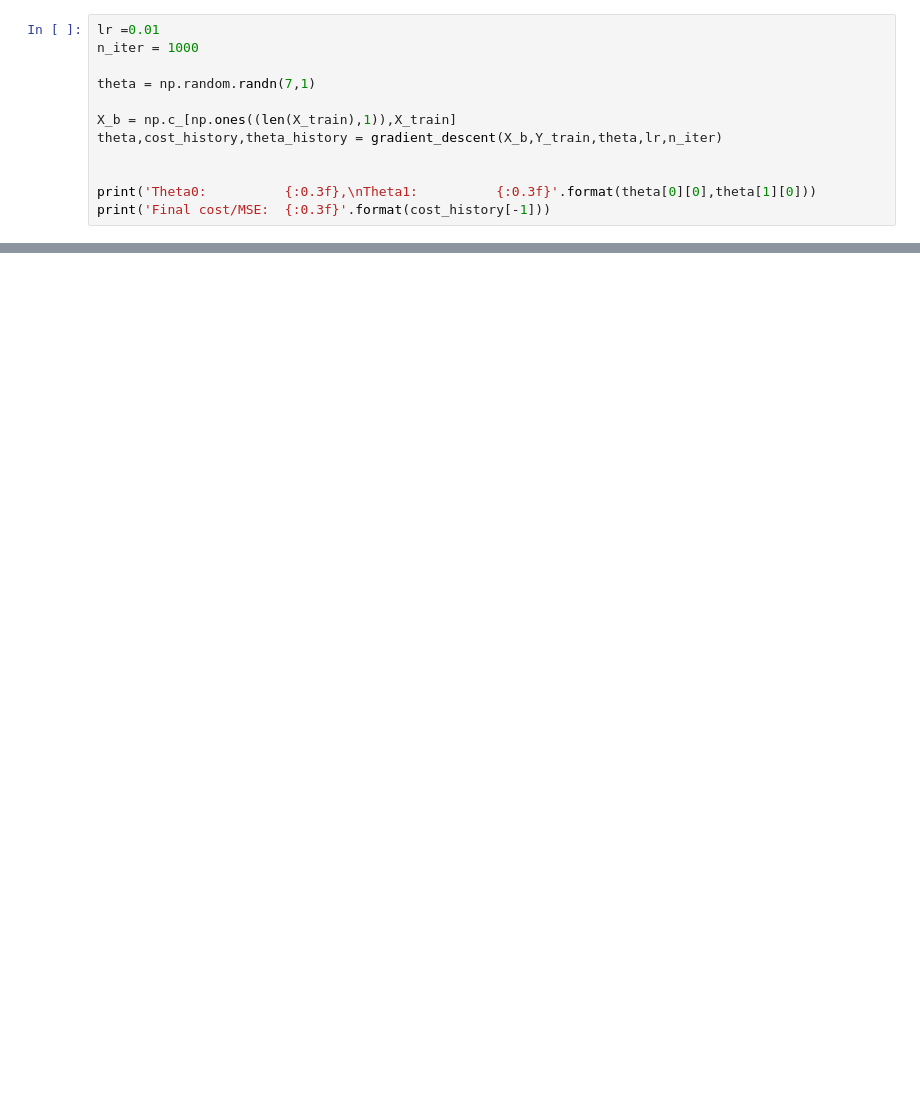
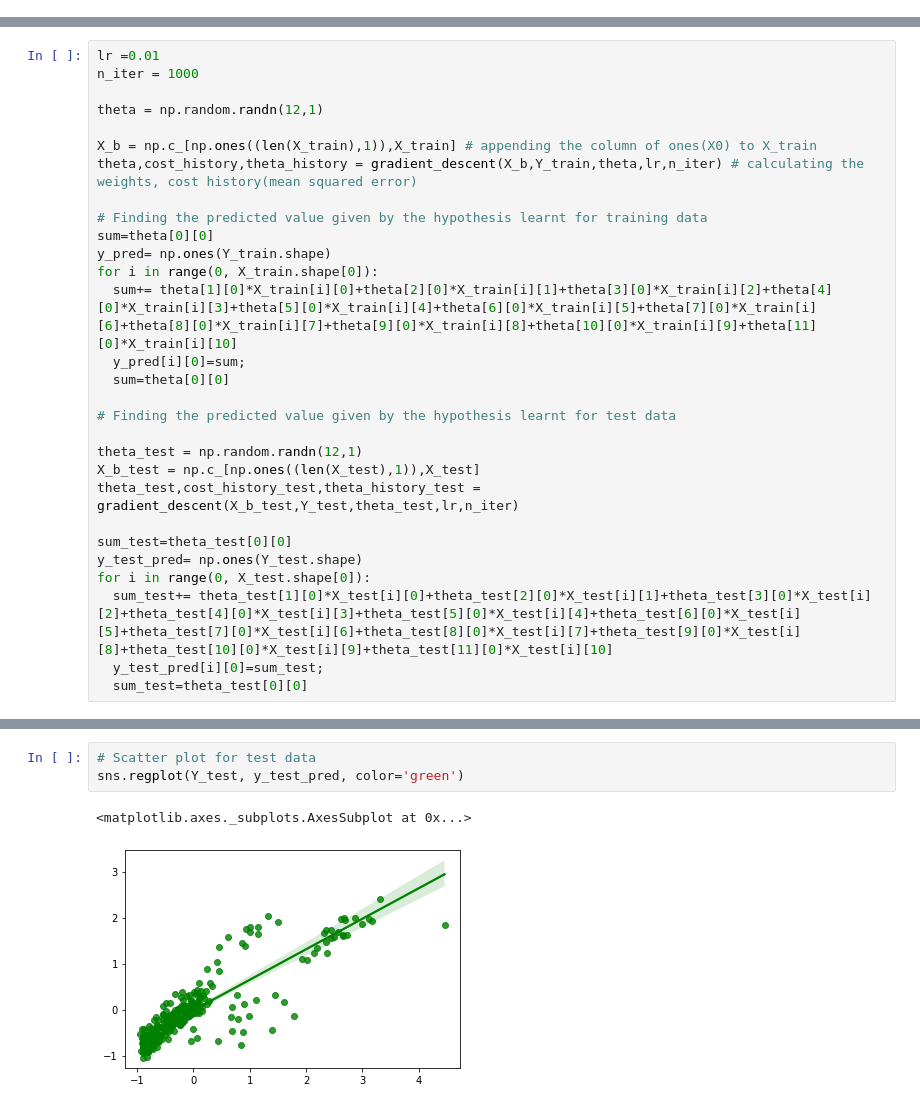
Before and after one commit to bmounikareddy98/Machine-learning-assignments, a Jupyter notebook: Multiple_linear_regression(gradient_descent).ipynb, the cells around one changed output, grey strips where cells are left out. Saved outputs shown, nothing was run; the diff lists cells and outputs as text; blank space fills up the shorter version.

```diff
--- a/Multiple_linear_regression(gradient_descent).ipynb
+++ b/Multiple_linear_regression(gradient_descent).ipynb
@@ -252,12 +2,0 @@ def gradient_descent(X,Y,theta,learning_rate=0.01,iterations=100):
-# %%
-lr =0.01
-n_iter = 1000
-
-theta = np.random.randn(7,1)
-
-X_b = np.c_[np.ones((len(X_train),1)),X_train]
-theta,cost_history,theta_history = gradient_descent(X_b,Y_train,theta,lr,n_iter)
-
-
-print('Theta0:          {:0.3f},\nTheta1:          {:0.3f}'.format(theta[0][0],theta[1][0]))
-print('Final cost/MSE:  {:0.3f}'.format(cost_history[-1]))
@@ -359,0 +183,29 @@ print(r2t)
+# %%
+lr =0.01
+n_iter = 1000
+
+theta = np.random.randn(12,1)
+
+X_b = np.c_[np.ones((len(X_train),1)),X_train] # appending the column of ones(X0) to X_train
+theta,cost_history,theta_history = gradient_descent(X_b,Y_train,theta,lr,n_iter) # calculating the weights, cost history(mean squared error)
+
+# Finding the predicted value given by the hypothesis learnt for training data
+sum=theta[0][0]
+y_pred= np.ones(Y_train.shape)
+for i in range(0, X_train.shape[0]):
+  sum+= theta[1][0]*X_train[i][0]+theta[2][0]*X_train[i][1]+theta[3][0]*X_train[i][2]+theta[4][0]*X_train[i][3]+theta[5][0]*X_train[i][4]+theta[6][0]*X_train[i][5]+theta[7][0]*X_train[i][6]+theta[8][0]*X_train[i][7]+theta[9][0]*X_train[i][8]+theta[10][0]*X_train[i][9]+theta[11][0]*X_train[i][10]
+  y_pred[i][0]=sum;
+  sum=theta[0][0]
+
+# Finding the predicted value given by the hypothesis learnt for test data
+
+theta_test = np.random.randn(12,1)
+X_b_test = np.c_[np.ones((len(X_test),1)),X_test]
+theta_test,cost_history_test,theta_history_test = gradient_descent(X_b_test,Y_test,theta_test,lr,n_iter)
+
+sum_test=theta_test[0][0]
+y_test_pred= np.ones(Y_test.shape)
+for i in range(0, X_test.shape[0]):
+  sum_test+= theta_test[1][0]*X_test[i][0]+theta_test[2][0]*X_test[i][1]+theta_test[3][0]*X_test[i][2]+theta_test[4][0]*X_test[i][3]+theta_test[5][0]*X_test[i][4]+theta_test[6][0]*X_test[i][5]+theta_test[7][0]*X_test[i][6]+theta_test[8][0]*X_test[i][7]+theta_test[9][0]*X_test[i][8]+theta_test[10][0]*X_test[i][9]+theta_test[11][0]*X_test[i][10]
+  y_test_pred[i][0]=sum_test;
+  sum_test=theta_test[0][0]
@@ -359,0 +278,6 @@ print(r2t)
+# %%
+# Scatter plot for test data
+sns.regplot(Y_test, y_test_pred, color='green')
+# %% [output]
+<matplotlib.axes._subplots.AxesSubplot at 0x...>
+[figure, added]
```
Also changed, not shown: parts of 54 cells of this notebook.
